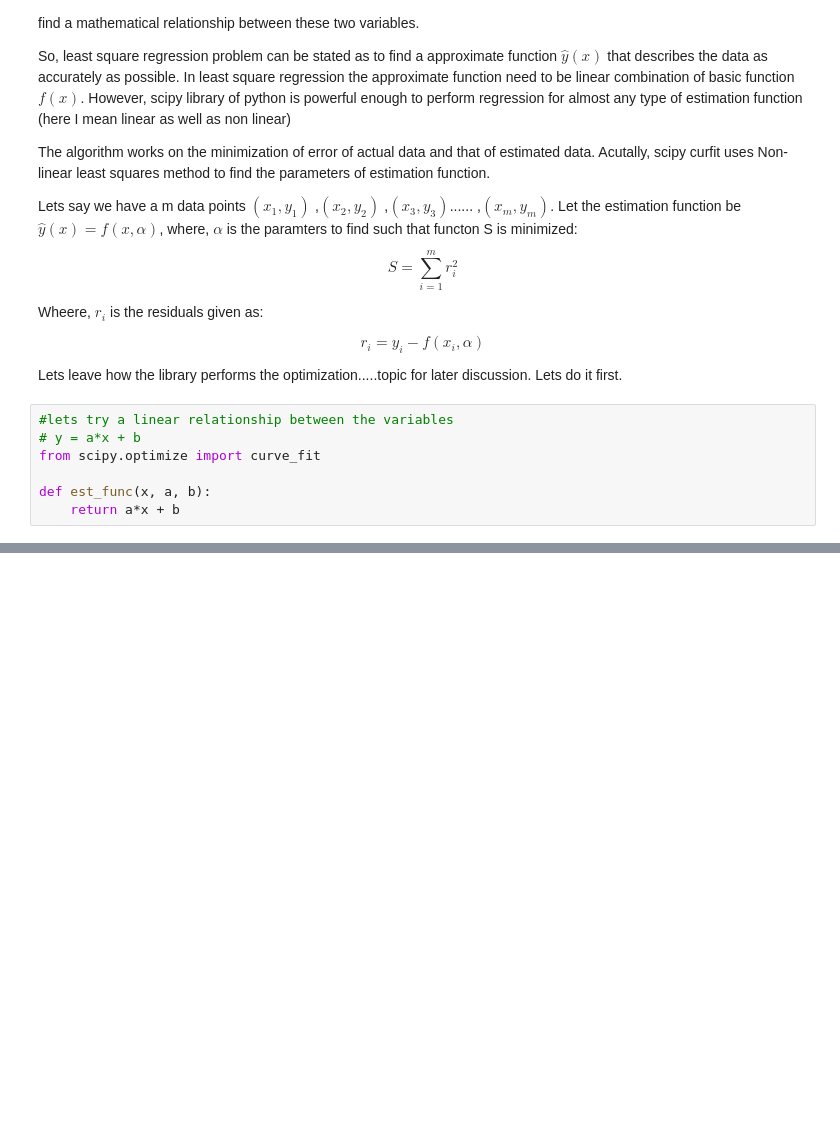
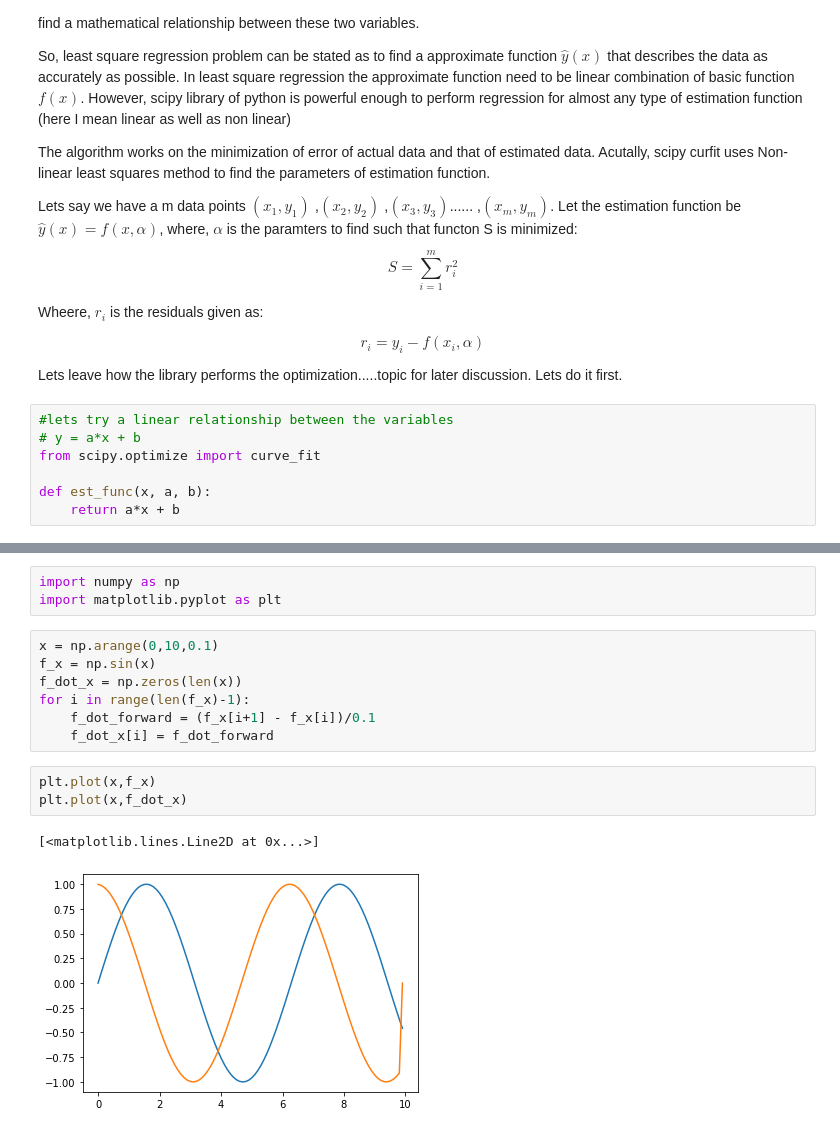
Before and after one commit to deependran7/Numerical-Computation-Class, a Jupyter notebook: Num_compu_with_python.ipynb, the cells around one changed output, grey strips where cells are left out. Drawn from its saved outputs; the diff is of its cells as text; blank space fills up the shorter version.

```diff
--- a/Num_compu_with_python.ipynb
+++ b/Num_compu_with_python.ipynb
@@ -312,0 +338,16 @@ ax.plot(x,y_ext)
+# %%
+import numpy as np
+import matplotlib.pyplot as plt
+# %%
+x = np.arange(0,10,0.1)
+f_x = np.sin(x)
+f_dot_x = np.zeros(len(x))
+for i in range(len(f_x)-1):
+    f_dot_forward = (f_x[i+1] - f_x[i])/0.1
+    f_dot_x[i] = f_dot_forward
+# %%
+plt.plot(x,f_x)
+plt.plot(x,f_dot_x)
+# %% [output]
+[<matplotlib.lines.Line2D at 0x...>]
+[figure, added]
```
Also changed, not shown: parts of 16 cells of this notebook.
